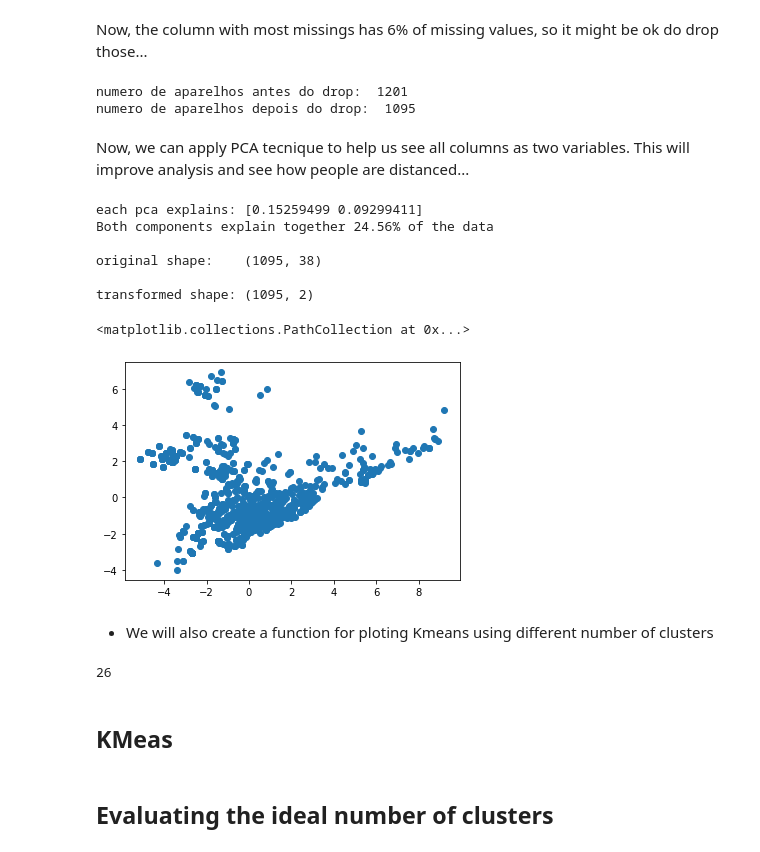
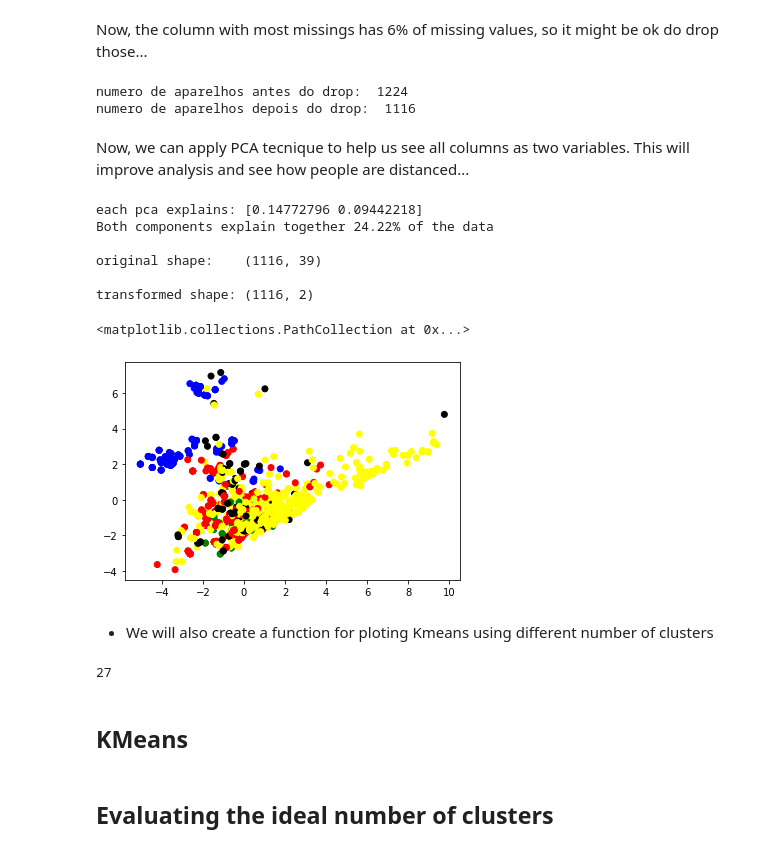
Before and after one commit to vfarneze/Smartphone-recommender, a Jupyter notebook: websites-to-scrapp/Stage_ML-Clustering.ipynb, the cells around one changed output. Cells and saved outputs as stored; diff of their text form; code cells hidden in the pictures.

```diff
--- a/websites-to-scrapp/Stage_ML-Clustering.ipynb
+++ b/websites-to-scrapp/Stage_ML-Clustering.ipynb
@@ -44,12 +44,13 @@ Now, the column with most missings has 6% of missing values, so it might be ok d
 # %%
 print('numero de aparelhos antes do drop: ', data.shape[0])
 data = data.dropna()
-# index zero is a SMARTPHONE AND SMARTTV PROMO, it was 40k, and will only hinder efficacy
-data = data.drop(index=0)
+# Dropping any value that is higher than 20k (there is a promo, as of 21-05-2020, of a SMARTPHONE AND SMARTTV PROMO which is
+# 40k, and will only hinder efficacy.
+data = data.drop(data.loc[data.menor_preco > 20000].index)
 print('numero de aparelhos depois do drop: ', data.shape[0])
 # %% [output]
-numero de aparelhos antes do drop:  1201
-numero de aparelhos depois do drop:  1095
+numero de aparelhos antes do drop:  1224
+numero de aparelhos depois do drop:  1116
 # %%
 marcas = ['ios', 'wind', 'brand','android']
 X = data.drop(columns=['modelo_celular', 'link_anuncio','menor_preco']+marcas)
@@ -81,12 +82,12 @@ print("\ntransformed shape:", X_pca.shape)
 pc1 = X_pca[:,0]
 pc2 = X_pca[:,1]
 # %% [output]
-each pca explains: [0.15259499 0.09299411]
-Both components explain together 24.56% of the data
+each pca explains: [0.14772796 0.09442218]
+Both components explain together 24.22% of the data
 
-original shape:    (1095, 38)
+original shape:    (1116, 39)
 
-transformed shape: (1095, 2)
+transformed shape: (1116, 2)
 # %%
 c = data.modelo_celular.apply(lambda x: 'blue' if 'iphone' in x \
                                           else ('red' if 'samsung' in x \
@@ -95,18 +96,18 @@ c = data.modelo_celular.apply(lambda x: 'blue' if 'iphone' in x \
 # %%
 # c = np.array(data.ios.apply(lambda x: 'blue' if x != 0 else 'red'))
 # c = data.modelo_celular.apply(lambda x: 'blue' if 'iphone' in x else ('red' if 'samsung' in x else 'yellow'))
-plt.scatter(x=pc1, y=pc2)
+plt.scatter(x=pc1, y=pc2, c=c)
 # %% [output]
 <matplotlib.collections.PathCollection at 0x...>
-[figure, old version]
+[figure, new version]
 # %% [markdown]
 - We will also create a function for ploting Kmeans using different number of clusters
 # %%
 len(data.loc[:,'camera traseira'].unique())
 # %% [output]
-26
+27
 # %% [markdown]
-## KMeas
+## KMeans
 # %% [markdown]
 ## Evaluating the ideal number of clusters
 # %%
```
Also changed, not shown: parts of 7 cells of this notebook, 15 other files.
